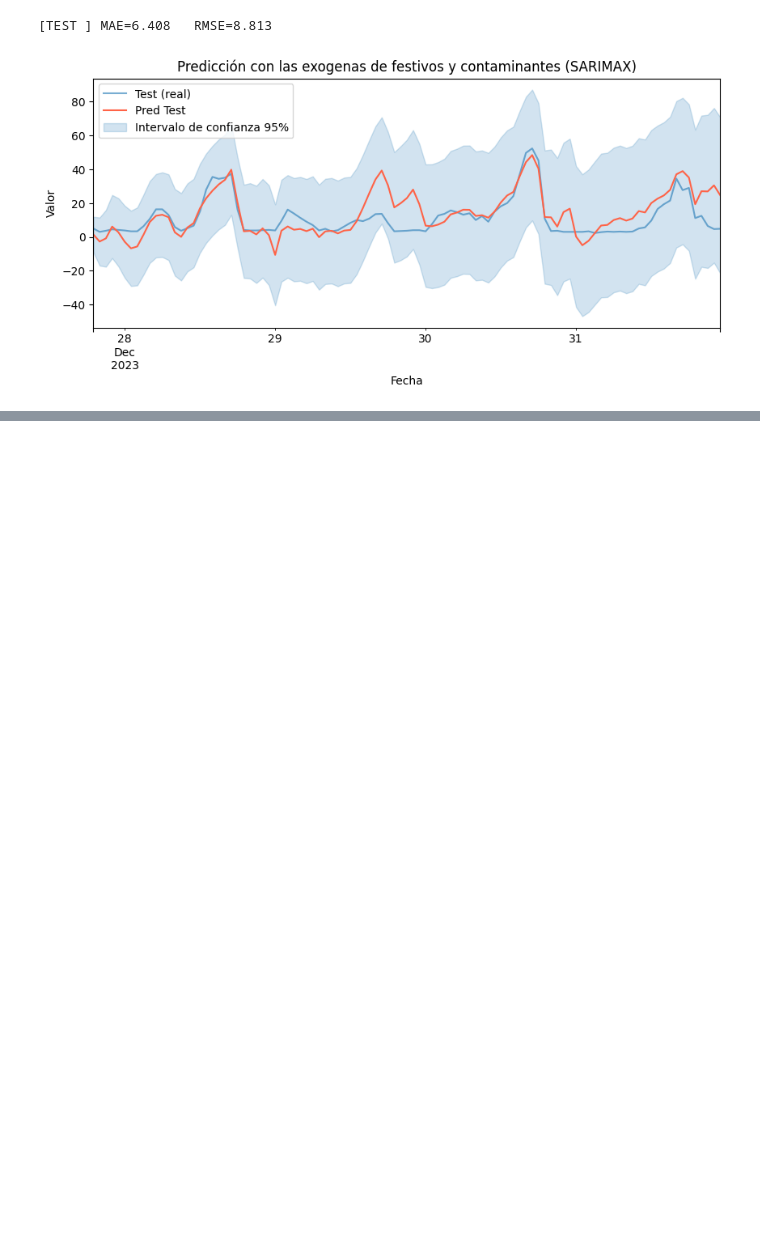
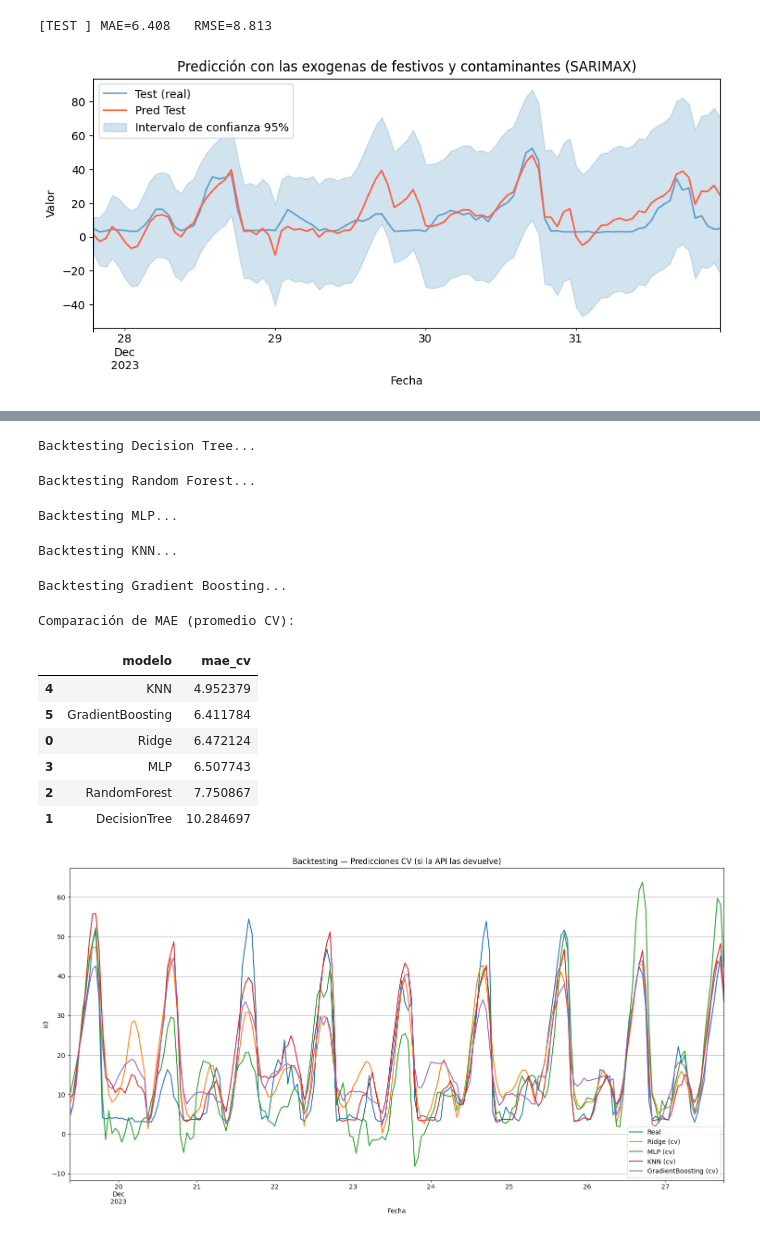
Before and after one commit to ignacioareal23-svg/AASeriesTemporalesFlujosDeDatos, a Jupyter notebook: ProyectoSeries/arima.ipynb, the cells around one changed output, grey strips where cells are left out. Cells and saved outputs as stored; diff of their text form; code cells hidden in the pictures; blank space fills up the shorter version.

```diff
--- a/ProyectoSeries/arima.ipynb
+++ b/ProyectoSeries/arima.ipynb
@@ -1202,0 +1367,66 @@ plt.show()
+# %%
+print('Backtesting Ridge...')
+m_ridge, p_ridge = backtest_best(f_ridge_best, y_bt, cv)
+
+print('Backtesting Decision Tree...')
+m_tree, p_tree = backtest_best(f_tree_best, y_bt, cv)
+
+print('Backtesting Random Forest...')
+m_rf, p_rf = backtest_best(f_rf_best, y_bt, cv)
+
+print('Backtesting MLP...')
+m_mlp, p_mlp = backtest_best(f_mlp_best, y_bt, cv)
+
+print('Backtesting KNN...')
+m_knn, p_knn = backtest_best(f_knn_best, y_bt, cv)
+
+print('Backtesting Gradient Boosting...')
+m_gbr, p_gbr = backtest_best(f_gbr_best, y_bt, cv)
+
+# --- Comparación de MAE (promedio) ---
+compare = pd.DataFrame({
+    'modelo': ['Ridge', 'DecisionTree', 'RandomForest', 'MLP', 'KNN', 'GradientBoosting'],
+    'mae_cv': [
+        extract_mae(m_ridge, 'mean_absolute_error'),
+        extract_mae(m_tree,  'mean_absolute_error'),
+        extract_mae(m_rf,    'mean_absolute_error'),
+        extract_mae(m_mlp,   'mean_absolute_error'),
+        extract_mae(m_knn,   'mean_absolute_error'),
+        extract_mae(m_gbr,   'mean_absolute_error'),
+    ]
+}).sort_values('mae_cv')
+
+print('Comparación de MAE (promedio CV):')
+display(compare)
+
+# --- Gráfico de predicciones (si las devuelve la API) ---
+import matplotlib.pyplot as plt
+
+def plot_cv_preds(preds, label):
+    """Grafica las predicciones si existen."""
+    if preds is None or not isinstance(preds, pd.DataFrame):
+        return False
+    for col in ['pred', 'prediction', 'y_pred', 'forecast']:
+        if col in preds.columns:
+            preds[col].plot(label=label)
+            return True
+    return False
+
+plt.figure(figsize=(15,8))
+y_valid.plot(label='Real', alpha=1)
+
+ok = False
+ok |= plot_cv_preds(p_ridge, 'Ridge (cv)')
+#ok |= plot_cv_preds(p_tree,  'DecisionTree (cv)')
+#ok |= plot_cv_preds(p_rf,    'RandomForest (cv)')
+ok |= plot_cv_preds(p_mlp,   'MLP (cv)')
+ok |= plot_cv_preds(p_knn,   'KNN (cv)')
+ok |= plot_cv_preds(p_gbr,   'GradientBoosting (cv)')
+
+plt.title('Backtesting — Predicciones CV (si la API las devuelve)' if ok else
+          'Backtesting — Solo valores reales (sin predicciones devueltas)')
+plt.xlabel('Fecha'); plt.ylabel('o3')
+plt.legend(); plt.grid(True)
+plt.tight_layout()
+plt.show()
+# %% [output]
@@ -1202,0 +1434,14 @@ plt.show()
+Backtesting Decision Tree...
+Backtesting Random Forest...
+Backtesting MLP...
+Backtesting KNN...
+Backtesting Gradient Boosting...
+Comparación de MAE (promedio CV):
+|  | modelo | mae_cv |
+| 4 | KNN | 4.952379 |
+| 5 | GradientBoosting | 6.411784 |
+| 0 | Ridge | 6.472124 |
+| 3 | MLP | 6.507743 |
+| 2 | RandomForest | 7.750867 |
+| 1 | DecisionTree | 10.284697 |
+[figure, added]
```
Also changed, not shown: parts of 7 cells of this notebook.
